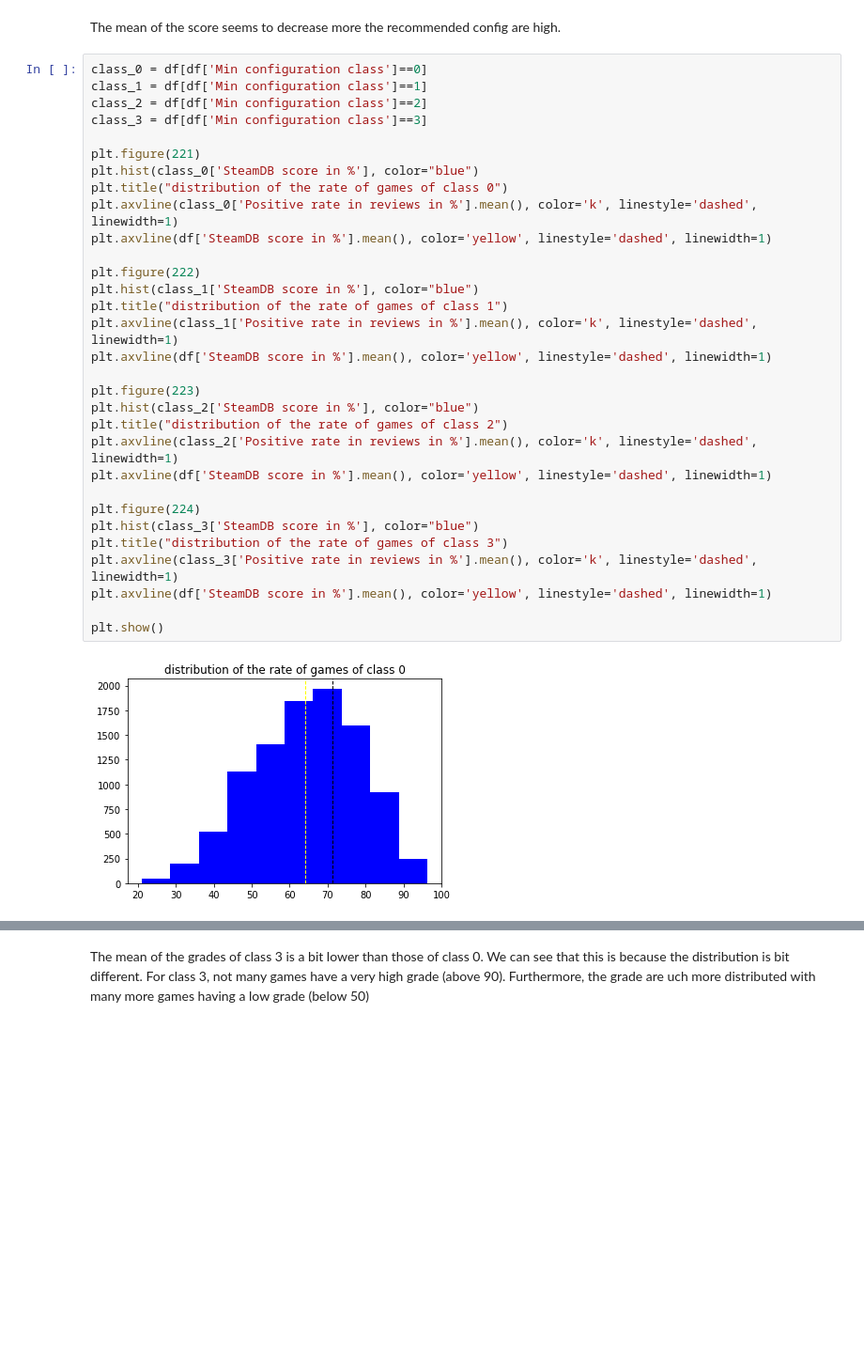
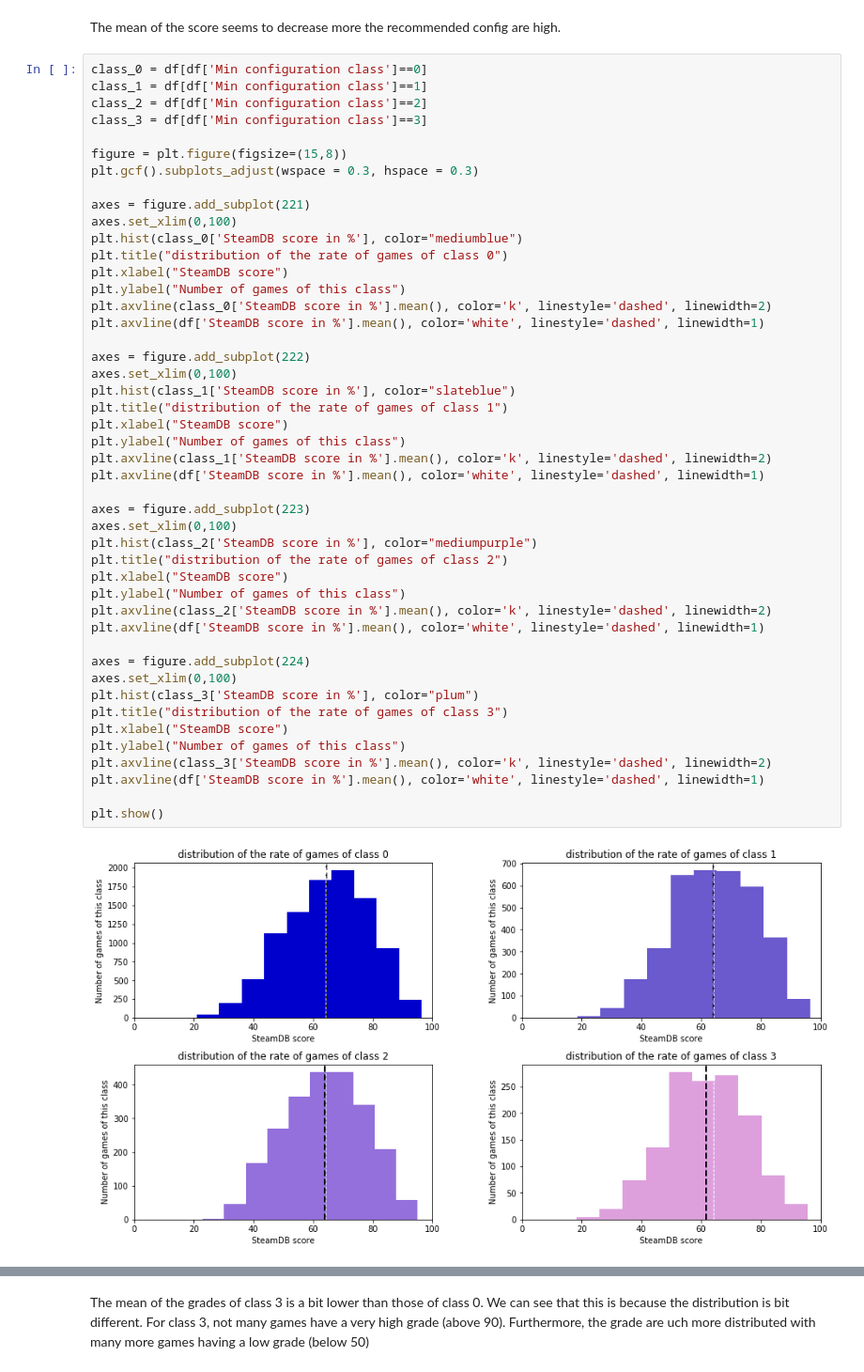
Before and after one commit to gregbellan/MODS203, a Jupyter notebook: Data_Analysis.ipynb, the cells around one changed output, grey strips where cells are left out. Shown: that part at 94% size. Cells and saved outputs as stored; diff of their text form; blank space fills up the shorter version.

```diff
--- a/Data_Analysis.ipynb
+++ b/Data_Analysis.ipynb
@@ -87,33 +95,48 @@ The mean of the score seems to decrease more the recommended config are high.
 # %%
 class_0 = df[df['Min configuration class']==0]
 class_1 = df[df['Min configuration class']==1]
 class_2 = df[df['Min configuration class']==2]
 class_3 = df[df['Min configuration class']==3]
 
-plt.figure(221)
-plt.hist(class_0['SteamDB score in %'], color="blue")
+figure = plt.figure(figsize=(15,8))
+plt.gcf().subplots_adjust(wspace = 0.3, hspace = 0.3)
+
+axes = figure.add_subplot(221)
+axes.set_xlim(0,100)
+plt.hist(class_0['SteamDB score in %'], color="mediumblue")
 plt.title("distribution of the rate of games of class 0")
-plt.axvline(class_0['Positive rate in reviews in %'].mean(), color='k', linestyle='dashed', linewidth=1)
-plt.axvline(df['SteamDB score in %'].mean(), color='yellow', linestyle='dashed', linewidth=1)
+plt.xlabel("SteamDB score")
+plt.ylabel("Number of games of this class")
+plt.axvline(class_0['SteamDB score in %'].mean(), color='k', linestyle='dashed', linewidth=2)
+plt.axvline(df['SteamDB score in %'].mean(), color='white', linestyle='dashed', linewidth=1)
 
-plt.figure(222)
-plt.hist(class_1['SteamDB score in %'], color="blue")
+axes = figure.add_subplot(222)
+axes.set_xlim(0,100)
+plt.hist(class_1['SteamDB score in %'], color="slateblue")
 plt.title("distribution of the rate of games of class 1")
-plt.axvline(class_1['Positive rate in reviews in %'].mean(), color='k', linestyle='dashed', linewidth=1)
-plt.axvline(df['SteamDB score in %'].mean(), color='yellow', linestyle='dashed', linewidth=1)
+plt.xlabel("SteamDB score")
+plt.ylabel("Number of games of this class")
+plt.axvline(class_1['SteamDB score in %'].mean(), color='k', linestyle='dashed', linewidth=2)
+plt.axvline(df['SteamDB score in %'].mean(), color='white', linestyle='dashed', linewidth=1)
 
-plt.figure(223)
-plt.hist(class_2['SteamDB score in %'], color="blue")
+axes = figure.add_subplot(223)
+axes.set_xlim(0,100)
+plt.hist(class_2['SteamDB score in %'], color="mediumpurple")
 plt.title("distribution of the rate of games of class 2")
-plt.axvline(class_2['Positive rate in reviews in %'].mean(), color='k', linestyle='dashed', linewidth=1)
-plt.axvline(df['SteamDB score in %'].mean(), color='yellow', linestyle='dashed', linewidth=1)
+plt.xlabel("SteamDB score")
+plt.ylabel("Number of games of this class")
+plt.axvline(class_2['SteamDB score in %'].mean(), color='k', linestyle='dashed', linewidth=2)
+plt.axvline(df['SteamDB score in %'].mean(), color='white', linestyle='dashed', linewidth=1)
 
-plt.figure(224)
-plt.hist(class_3['SteamDB score in %'], color="blue")
+axes = figure.add_subplot(224)
+axes.set_xlim(0,100)
+plt.hist(class_3['SteamDB score in %'], color="plum")
 plt.title("distribution of the rate of games of class 3")
-plt.axvline(class_3['Positive rate in reviews in %'].mean(), color='k', linestyle='dashed', linewidth=1)
-plt.axvline(df['SteamDB score in %'].mean(), color='yellow', linestyle='dashed', linewidth=1)
+plt.xlabel("SteamDB score")
+plt.ylabel("Number of games of this class")
+plt.axvline(class_3['SteamDB score in %'].mean(), color='k', linestyle='dashed', linewidth=2)
+plt.axvline(df['SteamDB score in %'].mean(), color='white', linestyle='dashed', linewidth=1)
 
 plt.show()
 # %% [output]
-[figure, old version]
+[figure, new version]
```
Also changed, not shown: parts of 12 cells of this notebook.
